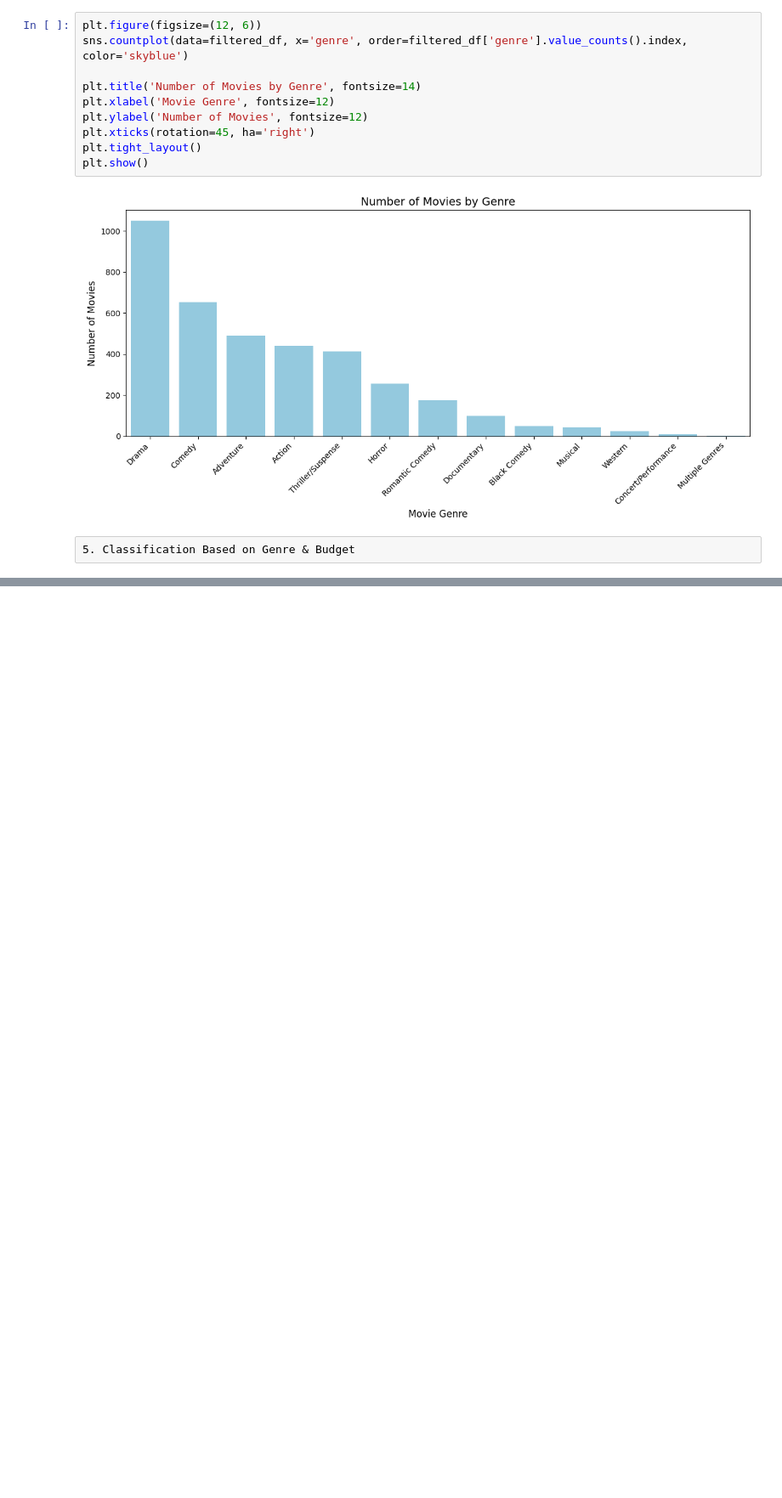
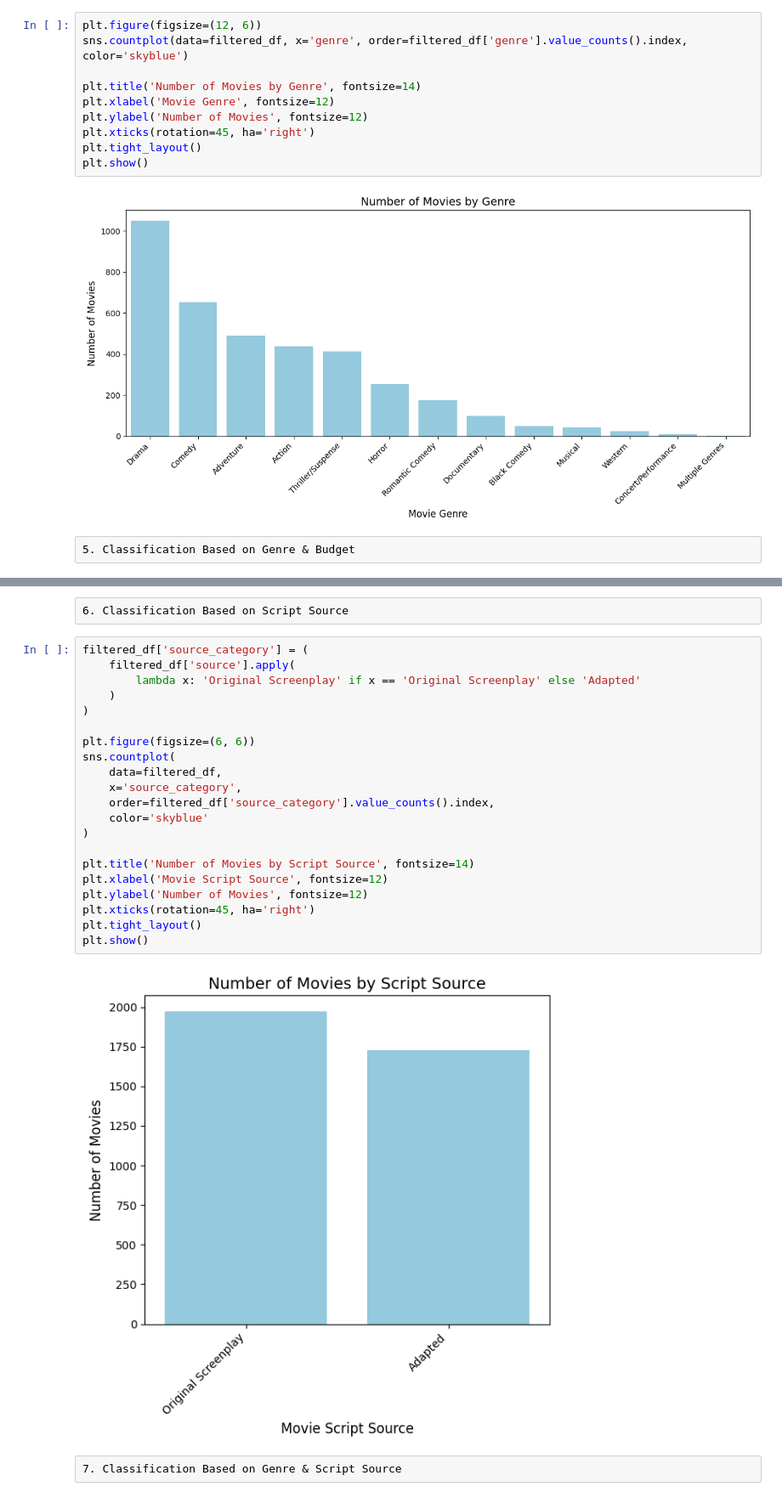
Before and after one commit to Ocean1029/Statistics_Final_Project, a Jupyter notebook: final_code_workspace/descriptive.ipynb, the cells around one changed output, grey strips where cells are left out. Shown at 85% size. Drawn from its saved outputs; the diff is of its cells as text; blank space fills up the shorter version.

```diff
--- a/final_code_workspace/descriptive.ipynb
+++ b/final_code_workspace/descriptive.ipynb
@@ -195,0 +199,27 @@ plt.show()
+# %% [raw]
+6. Classification Based on Script Source
+# %%
+filtered_df['source_category'] = (
+    filtered_df['source'].apply(
+        lambda x: 'Original Screenplay' if x == 'Original Screenplay' else 'Adapted'
+    )
+)
+
+plt.figure(figsize=(6, 6))
+sns.countplot(
+    data=filtered_df,
+    x='source_category',
+    order=filtered_df['source_category'].value_counts().index,
+    color='skyblue'
+)
+
+plt.title('Number of Movies by Script Source', fontsize=14)
+plt.xlabel('Movie Script Source', fontsize=12)
+plt.ylabel('Number of Movies', fontsize=12)
+plt.xticks(rotation=45, ha='right')
+plt.tight_layout()
+plt.show()
+# %% [output]
+[figure, added]
+# %% [raw]
+7. Classification Based on Genre & Script Source
```
Also changed, not shown: parts of 5 cells of this notebook, 3 other files.
